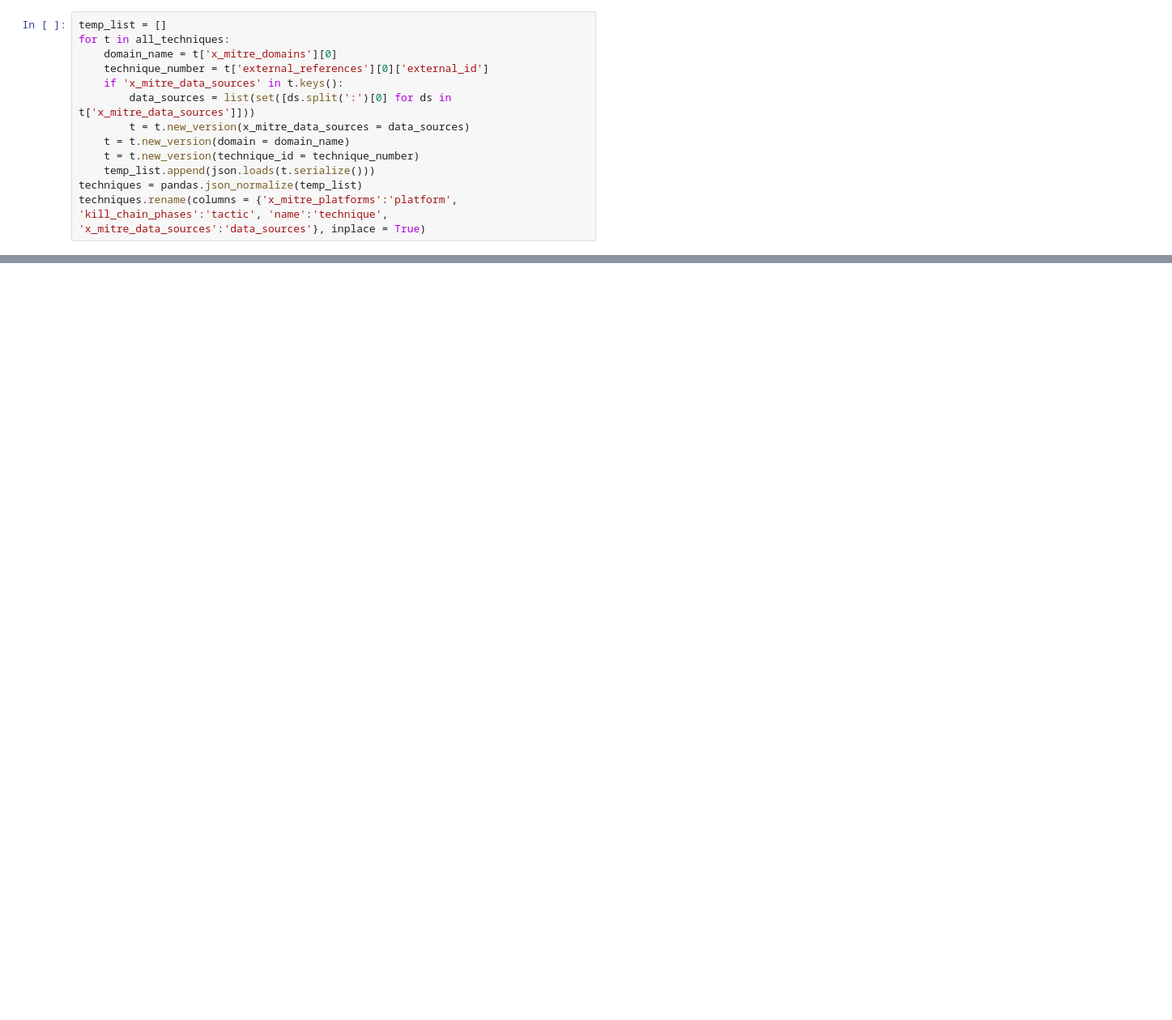
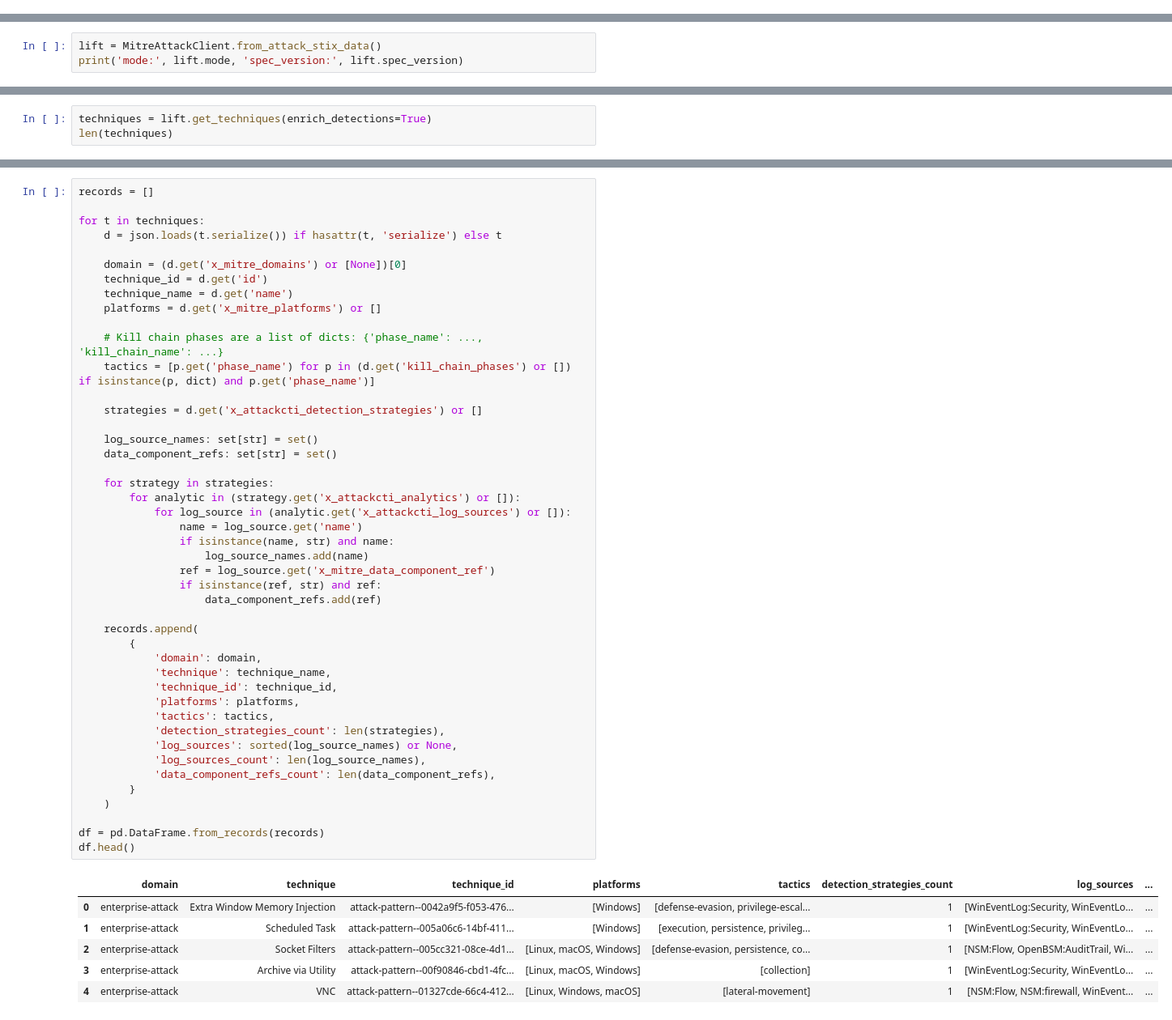
Before and after one commit to OTRF/ATTACK-Python-Client, a Jupyter notebook: docs/playground/4-Explore_Data_Sources.ipynb, the cells around one changed output, grey strips where cells are left out. Shown at 81% size. Drawn from its saved outputs; the diff is of its cells as text; blank space fills up the shorter version.

Commit message:
Updated notebooks with latest version

```diff
--- a/docs/playground/4-Explore_Data_Sources.ipynb
+++ b/docs/playground/4-Explore_Data_Sources.ipynb
@@ -44,13 +0,0 @@ Normalizing semi-structured JSON data into a flat table via **pandas.io.json.jso
-# %%
-temp_list = []
-for t in all_techniques:
-    domain_name = t['x_mitre_domains'][0]
-    technique_number = t['external_references'][0]['external_id']
-    if 'x_mitre_data_sources' in t.keys():
-        data_sources = list(set([ds.split(':')[0] for ds in t['x_mitre_data_sources']]))
-        t = t.new_version(x_mitre_data_sources = data_sources)
-    t = t.new_version(domain = domain_name)
-    t = t.new_version(technique_id = technique_number)
-    temp_list.append(json.loads(t.serialize()))
-techniques = pandas.json_normalize(temp_list)
-techniques.rename(columns = {'x_mitre_platforms':'platform', 'kill_chain_phases':'tactic', 'name':'technique', 'x_mitre_data_sources':'data_sources'}, inplace = True)
@@ -592,0 +31,3 @@ AttackPattern(type='attack-pattern', spec_version='2.1', id='attack-pattern--09a
+# %%
+lift = MitreAttackClient.from_attack_stix_data()
+print('mode:', lift.mode, 'spec_version:', lift.spec_version)
@@ -592,0 +44,3 @@ AttackPattern(type='attack-pattern', spec_version='2.1', id='attack-pattern--09a
+# %%
+techniques = lift.get_techniques(enrich_detections=True)
+len(techniques)
@@ -592,0 +51,52 @@ AttackPattern(type='attack-pattern', spec_version='2.1', id='attack-pattern--09a
+# %%
+records = []
+
+for t in techniques:
+    d = json.loads(t.serialize()) if hasattr(t, 'serialize') else t
+
+    domain = (d.get('x_mitre_domains') or [None])[0]
+    technique_id = d.get('id')
+    technique_name = d.get('name')
+    platforms = d.get('x_mitre_platforms') or []
+
+    # Kill chain phases are a list of dicts: {'phase_name': ..., 'kill_chain_name': ...}
+    tactics = [p.get('phase_name') for p in (d.get('kill_chain_phases') or []) if isinstance(p, dict) and p.get('phase_name')]
+
+    strategies = d.get('x_attackcti_detection_strategies') or []
+
+    log_source_names: set[str] = set()
+    data_component_refs: set[str] = set()
+
+    for strategy in strategies:
+        for analytic in (strategy.get('x_attackcti_analytics') or []):
+            for log_source in (analytic.get('x_attackcti_log_sources') or []):
+                name = log_source.get('name')
+                if isinstance(name, str) and name:
+                    log_source_names.add(name)
+                ref = log_source.get('x_mitre_data_component_ref')
+                if isinstance(ref, str) and ref:
+                    data_component_refs.add(ref)
+
+    records.append(
+        {
+            'domain': domain,
+            'technique': technique_name,
+            'technique_id': technique_id,
+            'platforms': platforms,
+            'tactics': tactics,
+            'detection_strategies_count': len(strategies),
+            'log_sources': sorted(log_source_names) or None,
+            'log_sources_count': len(log_source_names),
+            'data_component_refs_count': len(data_component_refs),
+        }
+    )
+
+df = pd.DataFrame.from_records(records)
+df.head()
+# %% [output]
+|  | domain | technique | technique_id | platforms | tactics | detection_strategies_count | log_sources | ... |
+| 0 | enterprise-attack | Extra Window Memory Injection | attack-pattern--0042a9f5-f053-476... | [Windows] | [defense-evasion, privilege-escal... | 1 | [WinEventLog:Security, WinEventLo... | ... |
+| 1 | enterprise-attack | Scheduled Task | attack-pattern--005a06c6-14bf-411... | [Windows] | [execution, persistence, privileg... | 1 | [WinEventLog:Security, WinEventLo... | ... |
+| 2 | enterprise-attack | Socket Filters | attack-pattern--005cc321-08ce-4d1... | [Linux, macOS, Windows] | [defense-evasion, persistence, co... | 1 | [NSM:Flow, OpenBSM:AuditTrail, Wi... | ... |
+| 3 | enterprise-attack | Archive via Utility | attack-pattern--00f90846-cbd1-4fc... | [Linux, macOS, Windows] | [collection] | 1 | [WinEventLog:Security, WinEventLo... | ... |
+| 4 | enterprise-attack | VNC | attack-pattern--01327cde-66c4-412... | [Linux, Windows, macOS] | [lateral-movement] | 1 | [NSM:Flow, NSM:firewall, WinEvent... | ... |
```
Also changed, not shown: parts of 137 cells of this notebook, 17 other files.
